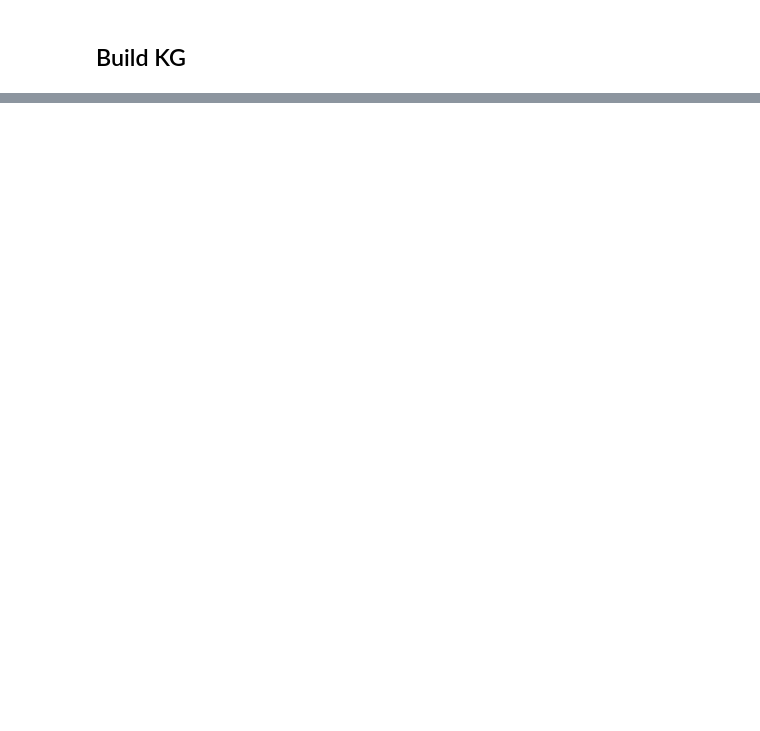
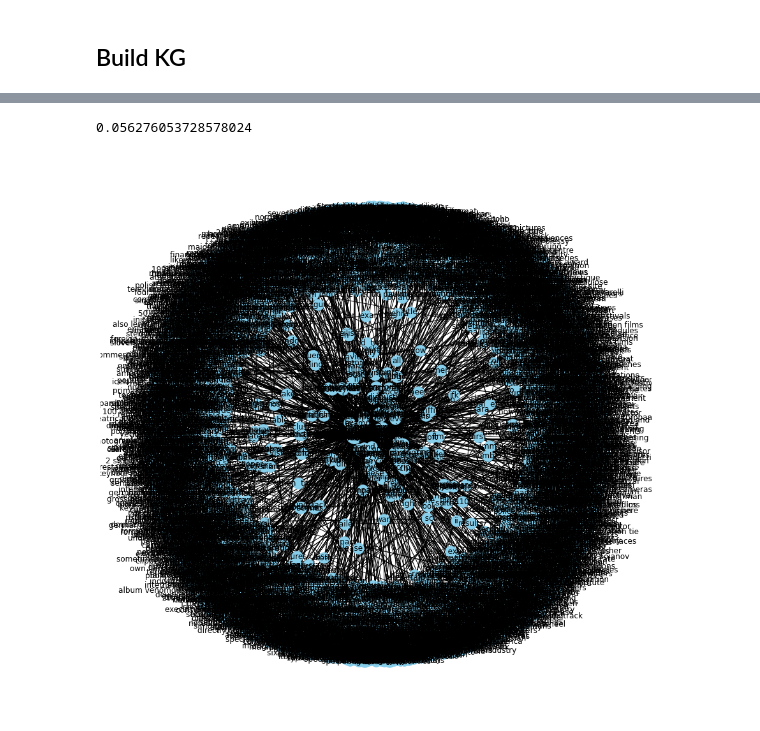
Before and after one commit to ElemelonWind/knowledge-graph, a Jupyter notebook: KG_Generation.ipynb, the cells around one changed output, grey strips where cells are left out. Cells and saved outputs as stored; diff of their text form; code cells hidden in the pictures; blank space fills up the shorter version.

```diff
--- a/KG_Generation.ipynb
+++ b/KG_Generation.ipynb
@@ -160,3 +160,9 @@ said               8
 dtype: int64
 # %% [markdown]
 ## Build KG
+# %%
+source = [i[0] for i in entity_pairs]
+target = [i[1] for i in entity_pairs]
+kg_df = pd.DataFrame({'source': source, 'target': target, 'edge': relations, 'sentence': candidate_sentences['sentence']})
+
+kg_df
@@ -162,0 +183,17 @@ dtype: int64
+# %%
+# drop false negatives
+kg_df = kg_df[kg_df.source != '']
+kg_df = kg_df[kg_df.target != '']
+kg_df = kg_df[kg_df.edge != 'n/a']
+# %% [output]
+0.056276053728578024
+# %%
+G = nx.from_pandas_edgelist(kg_df, 'source', 'target', edge_attr=True, create_using=nx.MultiDiGraph())
+# %%
+plt.figure(figsize=(12,12))
+
+pos = nx.spring_layout(G)
+nx.draw(G, with_labels=True, node_color='skyblue', edge_cmap=plt.cm.Blues, pos=pos)
+plt.show()
+# %% [output]
+[figure, added]
```
Also changed, not shown: parts of 7 cells of this notebook.
